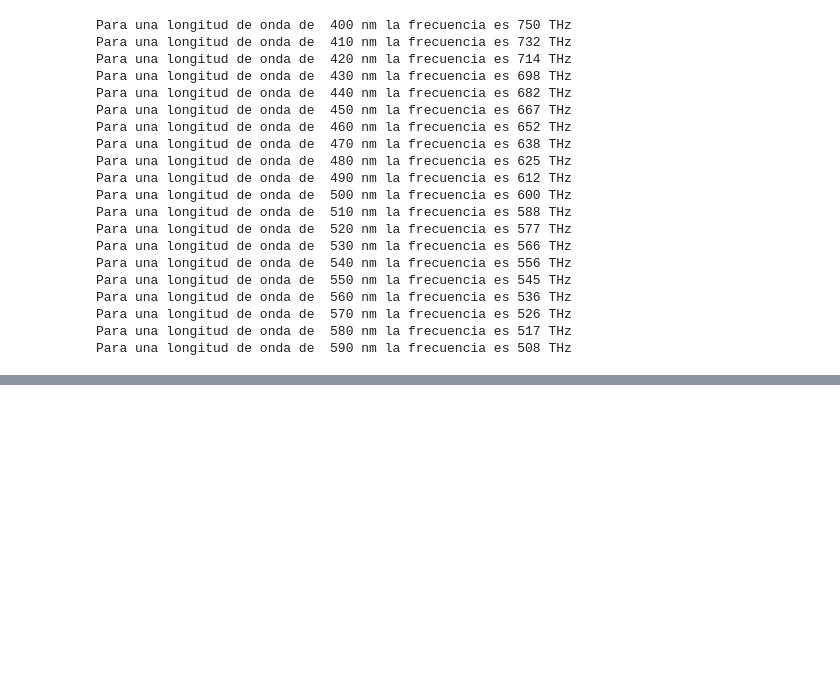
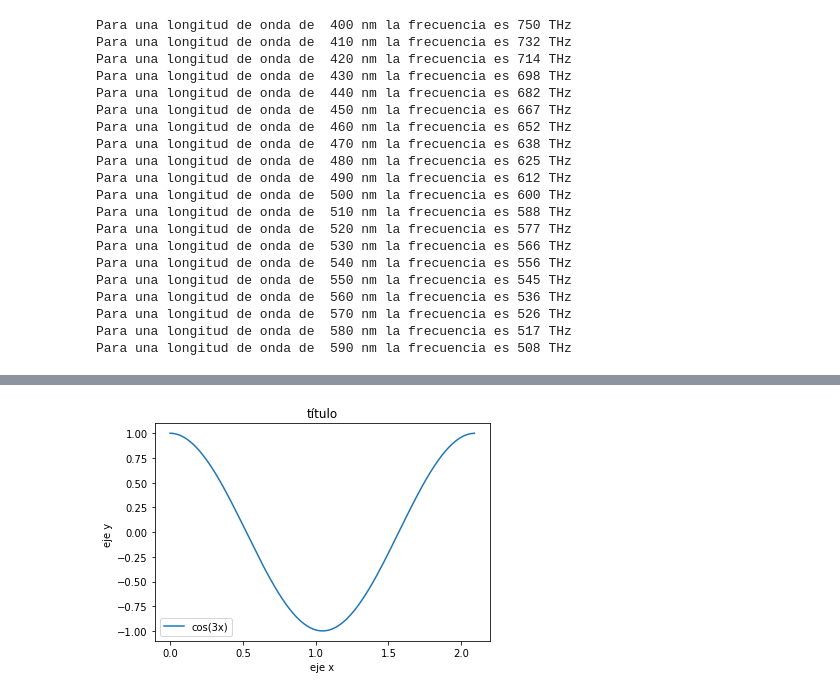
Before and after one commit to napoles-uach/clusters, a Jupyter notebook: CursoNapoles.ipynb, the cells around one changed output, grey strips where cells are left out. Drawn from its saved outputs; the diff is of its cells as text; code cells hidden in the pictures; blank space fills up the shorter version.

```diff
--- a/CursoNapoles.ipynb
+++ b/CursoNapoles.ipynb
@@ -245,0 +313,9 @@ Para una longitud de onda de  590 nm la frecuencia es 508 THz
+# %%
+plt.plot(x,y)
+plt.xlabel('eje x')
+plt.ylabel('eje y ')
+plt.title('título')
+plt.legend(["cos(3x)"])
+plt.show()
+# %% [output]
+[figure, added]
```
Also changed, not shown: parts of 24 cells of this notebook.
